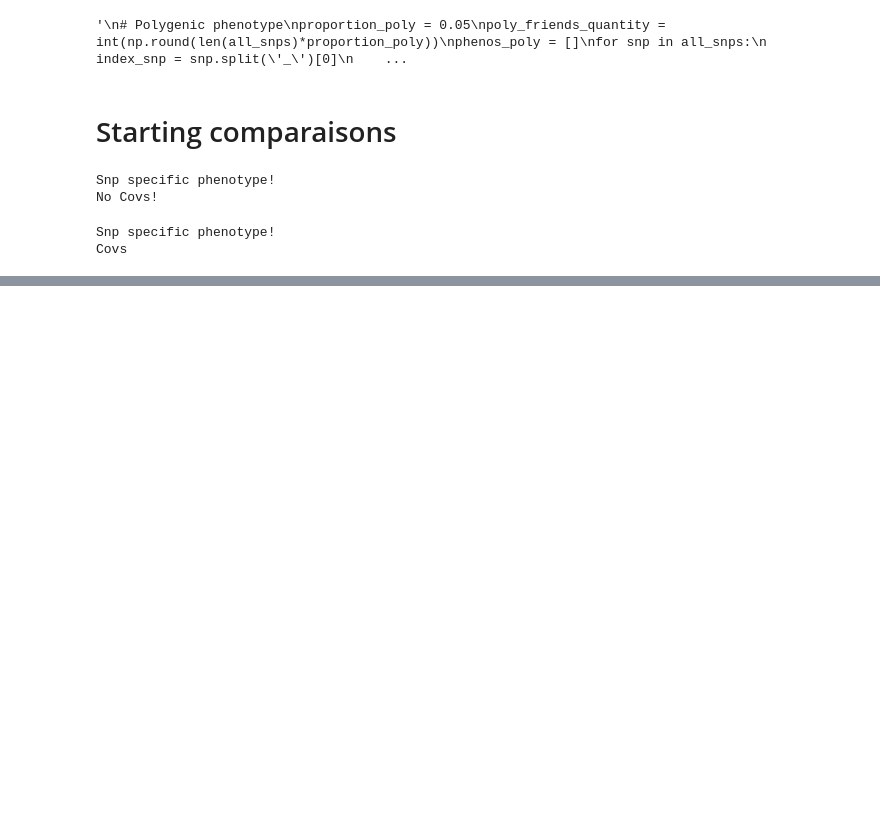
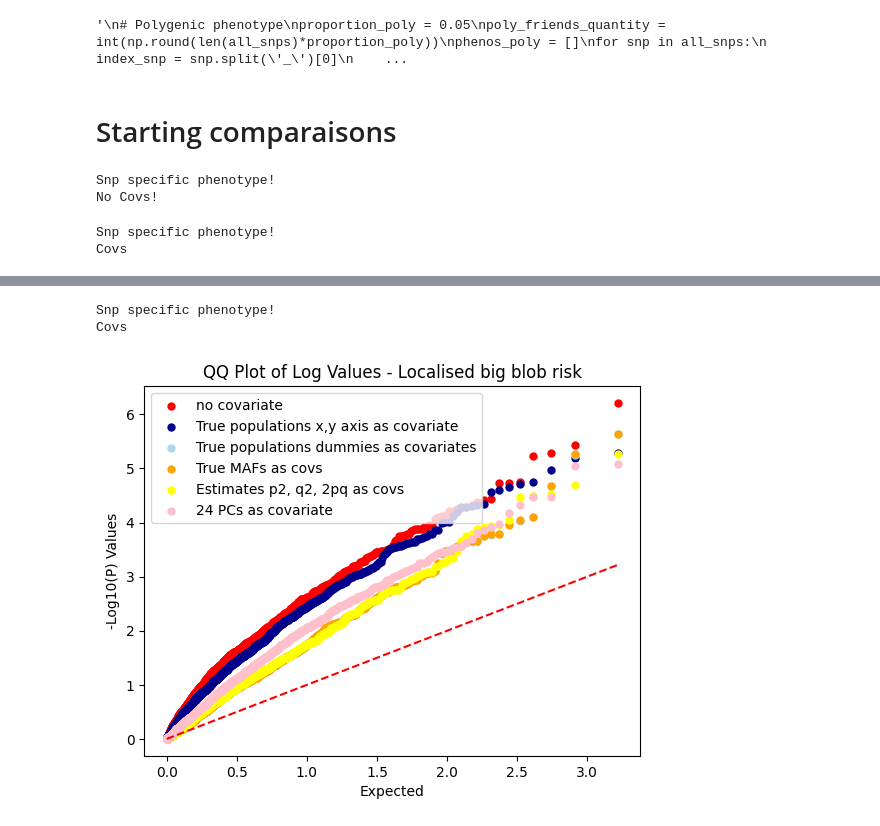
Before and after one commit to mat2m10/abyss_simulation, a Jupyter notebook: 10 Analysis only SNP effect.ipynb, the cells around one changed output, grey strips where cells are left out. Cells and saved outputs as stored; diff of their text form; code cells hidden in the pictures; blank space fills up the shorter version.

```diff
--- a/10 Analysis only SNP effect.ipynb
+++ b/10 Analysis only SNP effect.ipynb
@@ -538,0 +369,11 @@ plt.show()
+# %%
+df_abyss_p_q_2pq_covs_via_esti_pop = pd.merge(df_abyss_p_q_2pq_covs_via_esti_pop, betas, on='snp')
+# %%
+onehotpops = pd.get_dummies(populations[['populations']], columns=['populations']).astype(int)
+# %%
+df_pops_onehot = manhattan_linear(complete, phenos_mono , onehotpops)
+# %% [output]
+Snp specific phenotype!
+Covs
+# %%
+df_pops_onehot = pd.merge(df_pops_onehot, betas, on='snp')
@@ -538,0 +405,30 @@ plt.show()
+# %%
+sns.scatterplot(x='expected_logP', y='-logP_no_corr', data=df_bests, color='red', label='no covariate', linewidth=0)
+
+sns.scatterplot(x='expected_logP', y='-logP_true_pop', data=df_bests, color='darkblue', label='True populations x,y axis as covariate', linewidth=0)
+
+sns.scatterplot(x='expected_logP', y='-logP_true_pop_onehot', data=df_bests, color='lightblue', label='True populations dummies as covariates', linewidth=0)
+
+#sns.scatterplot(x='expected_logP', y='-logP_abyss_via_esti_pops', data=df_bests, color='purple', label='Estimated MAFs as covs', linewidth=0)
+sns.scatterplot(x='expected_logP', y='-logP_abyss_via_true_pops', data=df_bests, color='orange', label='True MAFs as covs', linewidth=0)
+sns.scatterplot(x='expected_logP', y='-logP_abyss_pq2pq_via_esti_pops', data=df_bests, color='yellow', label='Estimates p2, q2, 2pq as covs', linewidth=0)
+
+sns.scatterplot(x='expected_logP', y='-logP_PCs', data=df_bests, color='pink', label=f"{nr_common_PCs} PCs as covariate", linewidth=0)
+
+# Plot diagonal reference line
+plt.plot([min(df_bests['expected_logP']), max(df_bests['expected_logP'])],
+         [min(df_bests['expected_logP']), max(df_bests['expected_logP'])],
+         color='red', linestyle='--')
+
+# Set plot labels and title
+plt.xlabel('Expected')
+plt.ylabel('-Log10(P) Values')
+plt.title(f"QQ Plot of Log Values - {naming_dict[name_risk]}")
+
+# Show legend
+plt.legend()
+#plt.savefig(f"{path_plots}/qq_only_env_{name_risk}.png", dpi=100)
+# Show plot
+plt.show()
+# %% [output]
+[figure, added]
```
Also changed, not shown: parts of 39 cells of this notebook, 4 other files.
